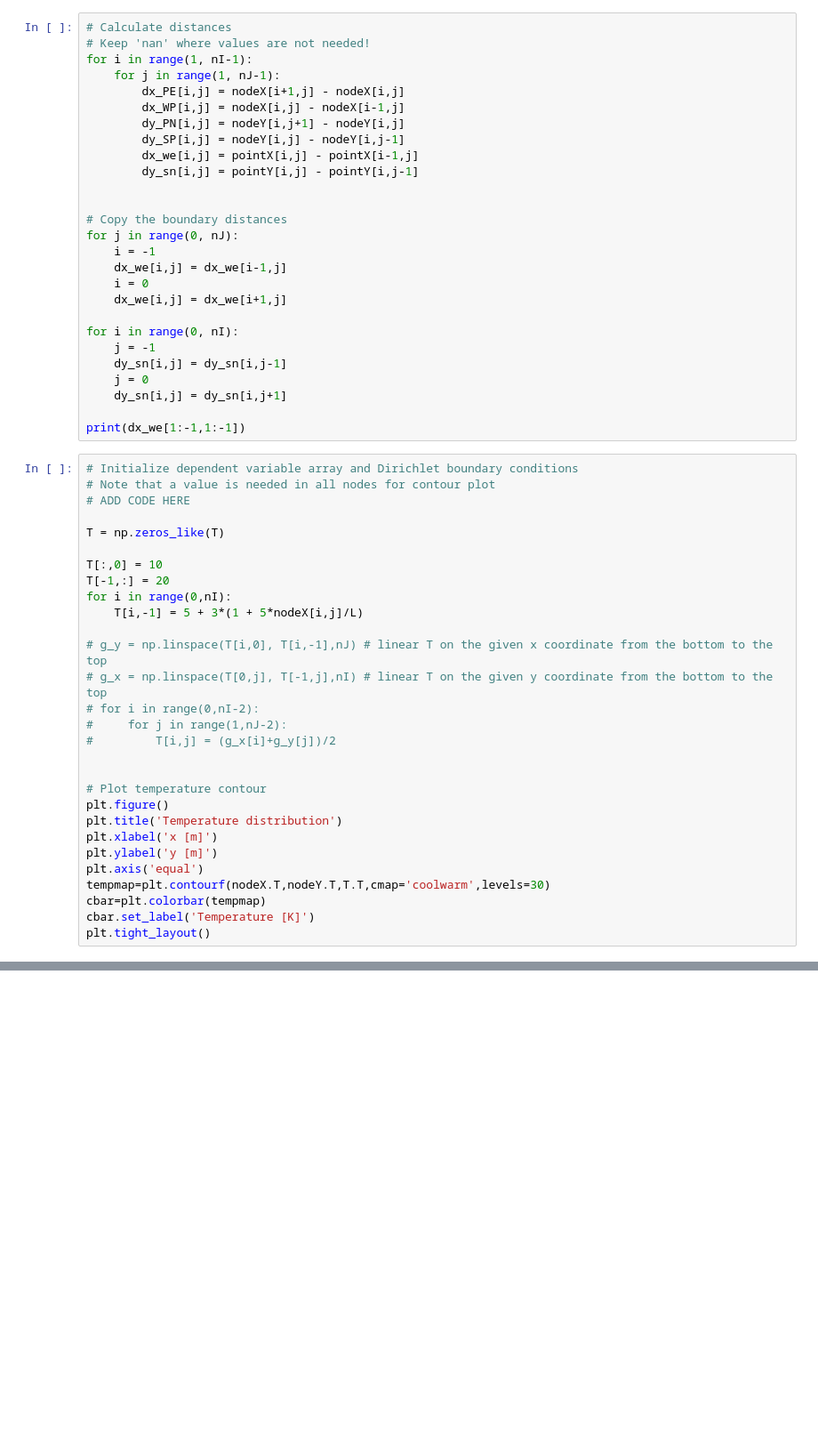
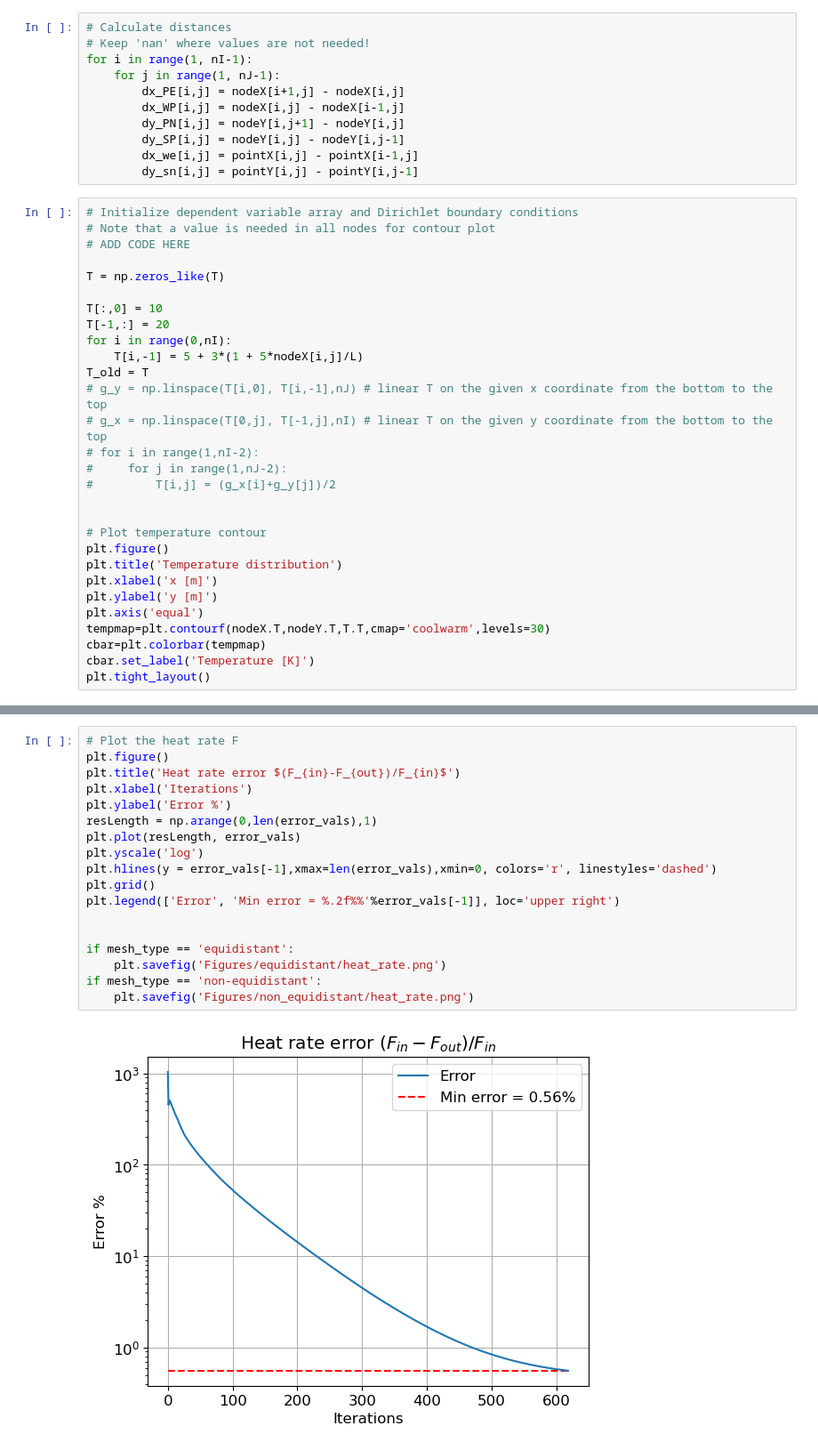
Before and after one commit to John-Carlsson/CFD, a Jupyter notebook: task1/test.ipynb, the cells around one changed output, grey strips where cells are left out. Shown at 89% size. Cells and saved outputs as stored; diff of their text form; blank space fills up the shorter version.

```diff
--- a/task1/test.ipynb
+++ b/task1/test.ipynb
@@ -152,22 +143,6 @@ for i in range(1, nI-1):
         dy_SP[i,j] = nodeY[i,j] - nodeY[i,j-1]
         dx_we[i,j] = pointX[i,j] - pointX[i-1,j]
         dy_sn[i,j] = pointY[i,j] - pointY[i,j-1]
-
-
-# Copy the boundary distances
-for j in range(0, nJ):
-    i = -1
-    dx_we[i,j] = dx_we[i-1,j]
-    i = 0
-    dx_we[i,j] = dx_we[i+1,j]
-
-for i in range(0, nI):
-    j = -1
-    dy_sn[i,j] = dy_sn[i,j-1]
-    j = 0
-    dy_sn[i,j] = dy_sn[i,j+1]
-
-print(dx_we[1:-1,1:-1])
 # %%
 # Initialize dependent variable array and Dirichlet boundary conditions
 # Note that a value is needed in all nodes for contour plot
@@ -179,10 +154,10 @@ T[:,0] = 10
 T[-1,:] = 20
 for i in range(0,nI):
     T[i,-1] = 5 + 3*(1 + 5*nodeX[i,j]/L)
-
+T_old = T
 # g_y = np.linspace(T[i,0], T[i,-1],nJ) # linear T on the given x coordinate from the bottom to the top
 # g_x = np.linspace(T[0,j], T[-1,j],nI) # linear T on the given y coordinate from the bottom to the top
-# for i in range(0,nI-2):
+# for i in range(1,nI-2):
 #     for j in range(1,nJ-2):
 #         T[i,j] = (g_x[i]+g_y[j])/2
 
@@ -367 +448,21 @@ if mesh_type == 'non-equidistant':
+# %%
+# Plot the heat rate F
+plt.figure()
+plt.title('Heat rate error $(F_{in}-F_{out})/F_{in}$')
+plt.xlabel('Iterations')
+plt.ylabel('Error %')
+resLength = np.arange(0,len(error_vals),1)
+plt.plot(resLength, error_vals)
+plt.yscale('log')
+plt.hlines(y = error_vals[-1],xmax=len(error_vals),xmin=0, colors='r', linestyles='dashed')
+plt.grid()
+plt.legend(['Error', 'Min error = %.2f%%'%error_vals[-1]], loc='upper right')
+
+
+if mesh_type == 'equidistant':
+    plt.savefig('Figures/equidistant/heat_rate.png')
+if mesh_type == 'non-equidistant':
+    plt.savefig('Figures/non_equidistant/heat_rate.png')
+# %% [output]
+[figure, added]
 # %%
```
Also changed, not shown: parts of 12 cells of this notebook, 11 other files.
